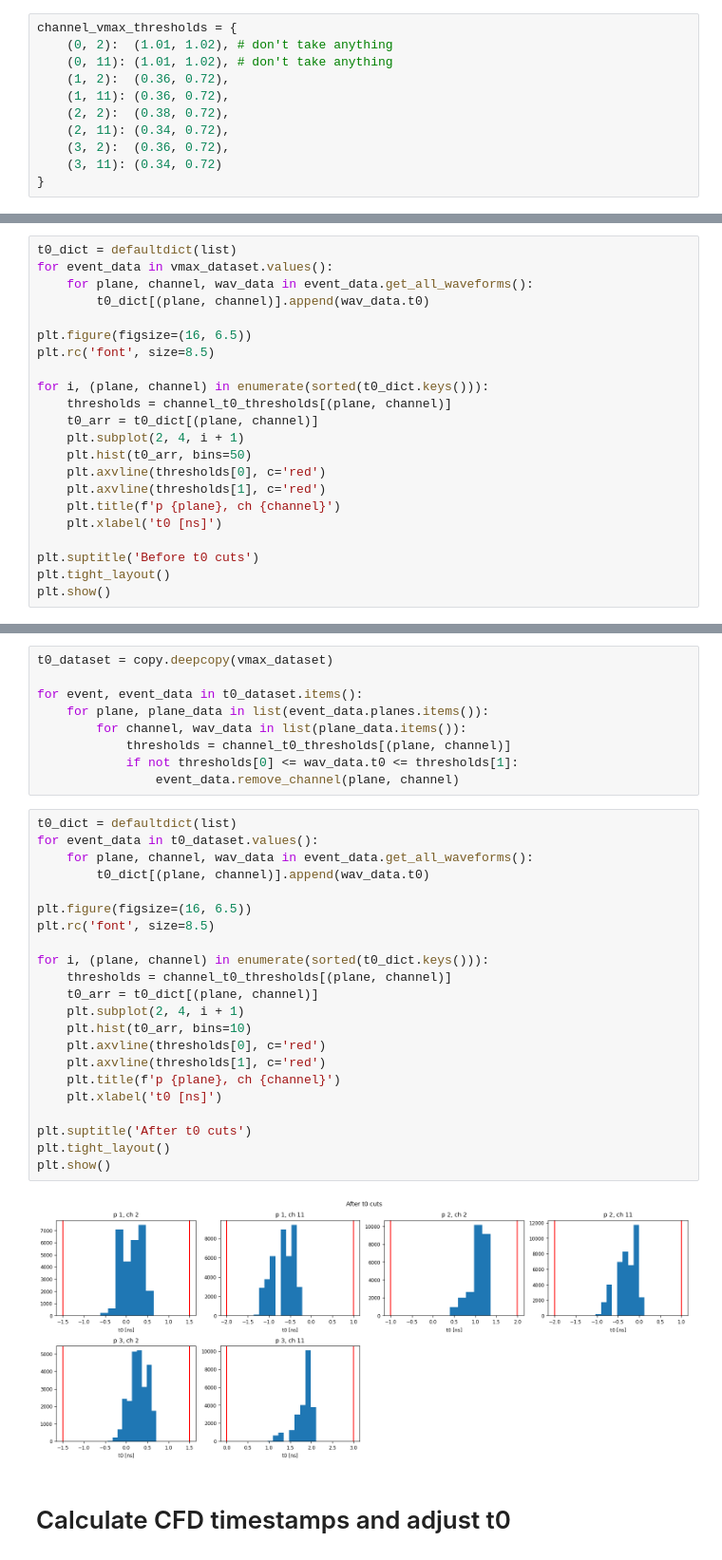
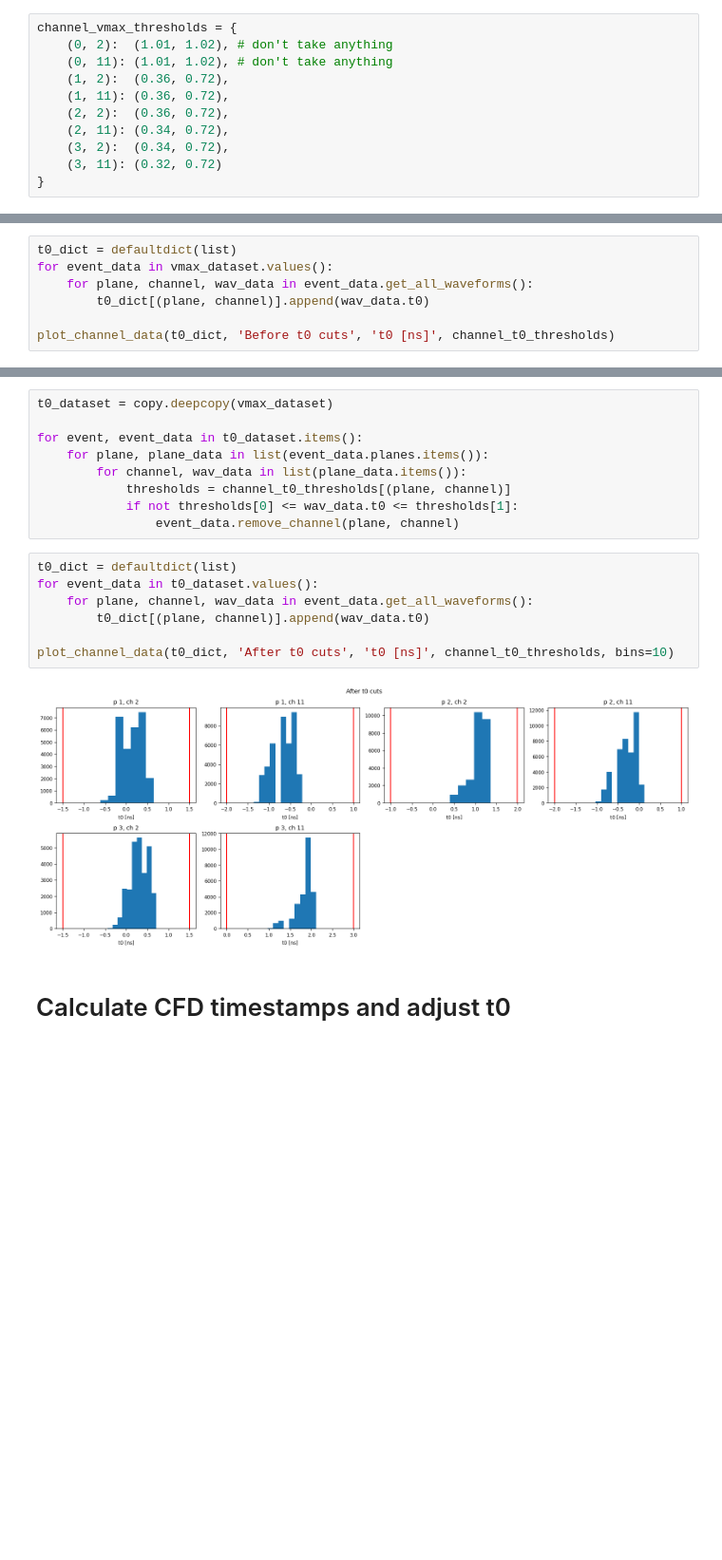
Before and after one commit to MatiXOfficial/pps-timing-ml, a Jupyter notebook: notebooks/dataset/process_input.ipynb, the cells around one changed output, grey strips where cells are left out. Shown at 95% size. Drawn from its saved outputs; the diff is of its cells as text; blank space fills up the shorter version.

```diff
--- a/notebooks/dataset/process_input.ipynb
+++ b/notebooks/dataset/process_input.ipynb
@@ -52,10 +70,10 @@ channel_vmax_thresholds = {
     (0, 11): (1.01, 1.02), # don't take anything
     (1, 2):  (0.36, 0.72),
     (1, 11): (0.36, 0.72),
-    (2, 2):  (0.38, 0.72),
+    (2, 2):  (0.36, 0.72),
     (2, 11): (0.34, 0.72),
-    (3, 2):  (0.36, 0.72),
-    (3, 11): (0.34, 0.72)
+    (3, 2):  (0.34, 0.72),
+    (3, 11): (0.32, 0.72)
 }
 # %%
 vmax_histograms = defaultdict(list)
@@ -132,20 +124,5 @@ for event_data in vmax_dataset.values():
     for plane, channel, wav_data in event_data.get_all_waveforms():
         t0_dict[(plane, channel)].append(wav_data.t0)
 
-plt.figure(figsize=(16, 6.5))
-plt.rc('font', size=8.5)
-
-for i, (plane, channel) in enumerate(sorted(t0_dict.keys())):
-    thresholds = channel_t0_thresholds[(plane, channel)]
-    t0_arr = t0_dict[(plane, channel)]
-    plt.subplot(2, 4, i + 1)
-    plt.hist(t0_arr, bins=50)
-    plt.axvline(thresholds[0], c='red')
-    plt.axvline(thresholds[1], c='red')
-    plt.title(f'p {plane}, ch {channel}')
-    plt.xlabel('t0 [ns]')
-
-plt.suptitle('Before t0 cuts')
-plt.tight_layout()
-plt.show()
+plot_channel_data(t0_dict, 'Before t0 cuts', 't0 [ns]', channel_t0_thresholds)
 # %% [output]
@@ -162,27 +139,12 @@ for event, event_data in t0_dataset.items():
 # %%
 t0_dict = defaultdict(list)
 for event_data in t0_dataset.values():
     for plane, channel, wav_data in event_data.get_all_waveforms():
         t0_dict[(plane, channel)].append(wav_data.t0)
 
-plt.figure(figsize=(16, 6.5))
-plt.rc('font', size=8.5)
-
-for i, (plane, channel) in enumerate(sorted(t0_dict.keys())):
-    thresholds = channel_t0_thresholds[(plane, channel)]
-    t0_arr = t0_dict[(plane, channel)]
-    plt.subplot(2, 4, i + 1)
-    plt.hist(t0_arr, bins=10)
-    plt.axvline(thresholds[0], c='red')
-    plt.axvline(thresholds[1], c='red')
-    plt.title(f'p {plane}, ch {channel}')
-    plt.xlabel('t0 [ns]')
-
-plt.suptitle('After t0 cuts')
-plt.tight_layout()
-plt.show()
+plot_channel_data(t0_dict, 'After t0 cuts', 't0 [ns]', channel_t0_thresholds, bins=10)
 # %% [output]
-[figure, old version]
+[figure, new version]
 # %% [markdown]
 # Calculate CFD timestamps and adjust t0
 # %%
```
Also changed, not shown: parts of 12 cells of this notebook, 5 other files.
